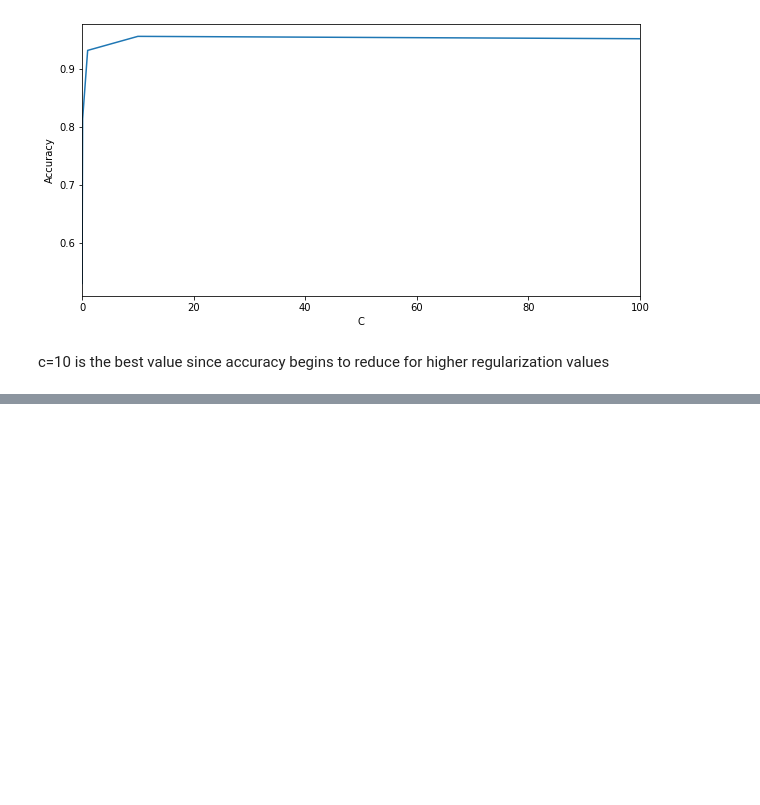
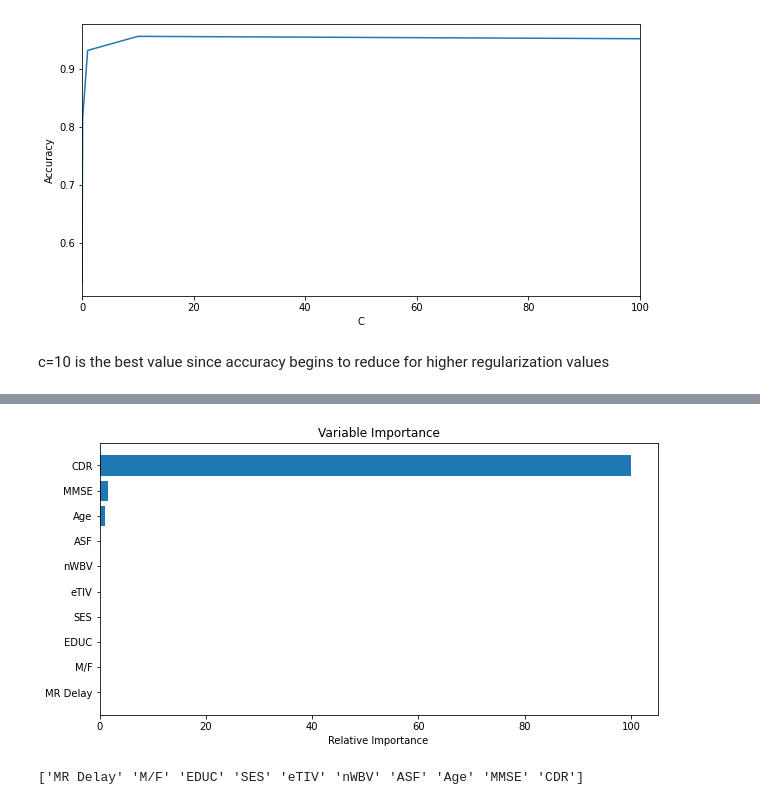
Before and after one commit to CS-School-Projects/ml-alzheirmer-prediction, a Jupyter notebook: alzhermer_notebook.ipynb, the cells around one changed output, grey strips where cells are left out. Saved outputs shown, nothing was run; the diff lists cells and outputs as text; code cells hidden in the pictures; blank space fills up the shorter version.

```diff
--- a/alzhermer_notebook.ipynb
+++ b/alzhermer_notebook.ipynb
@@ -315,0 +361,8 @@ print(confusion_matrix(y_test, y_pred))
+# %%
+#train decision tree classifier with max_depth = 3
+dt = DecisionTreeClassifier(max_depth=3, random_state=42)
+dt.fit(X_train_scaled, y_train)
+y_pred = dt.predict(X_test_scaled)
+print("Accuracy for max_depth = 3: ", accuracy_score(y_test, y_pred))
+print("Report: ", classification_report(y_test, y_pred))
+print(confusion_matrix(y_test, y_pred))
@@ -315,0 +382,16 @@ print(confusion_matrix(y_test, y_pred))
+# %%
+#feature importance
+feature_importance = dt.feature_importances_
+feature_importance = 100.0 * (feature_importance / feature_importance.max())
+sorted_idx = np.argsort(feature_importance)
+pos = np.arange(sorted_idx.shape[0]) + .5
+plt.figure(figsize=(10,5))
+plt.barh(pos, feature_importance[sorted_idx], align='center')
+plt.yticks(pos, X.columns[sorted_idx])
+plt.xlabel("Relative Importance")
+plt.title("Variable Importance")
+plt.show()
+print(np.array(X.columns[sorted_idx]))
+# %% [output]
+[figure, added]
+['MR Delay' 'M/F' 'EDUC' 'SES' 'eTIV' 'nWBV' 'ASF' 'Age' 'MMSE' 'CDR']
```
Also changed, not shown: parts of 5 cells of this notebook.
